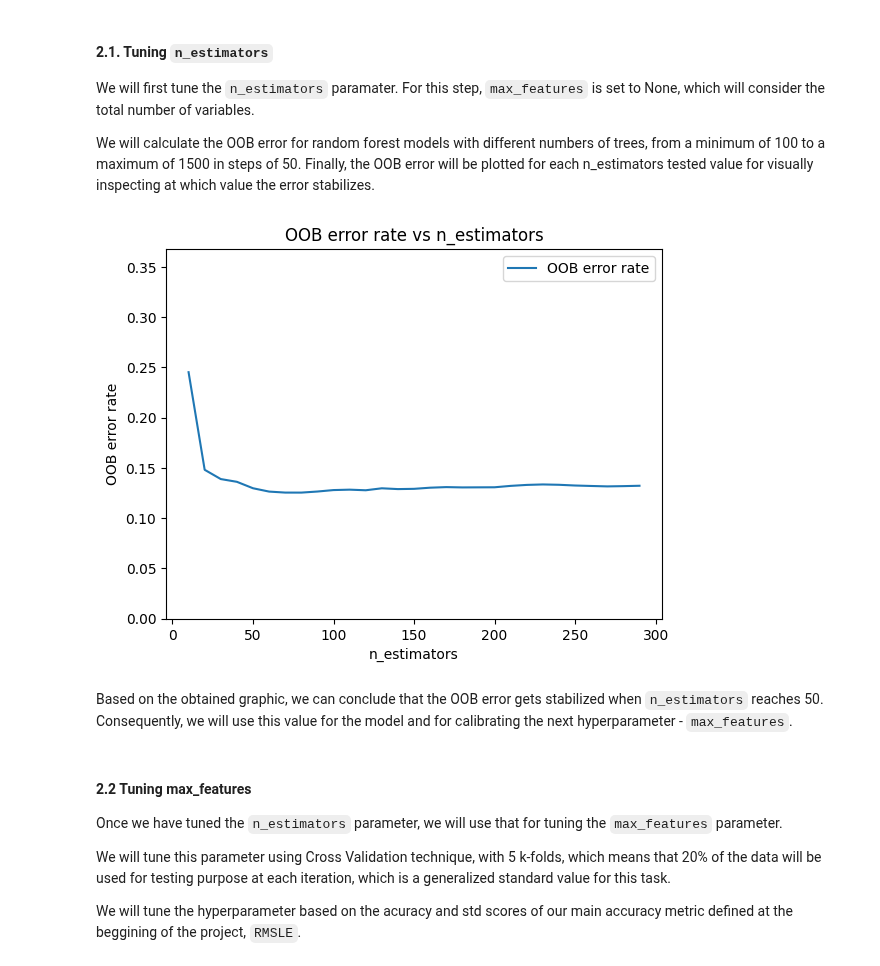
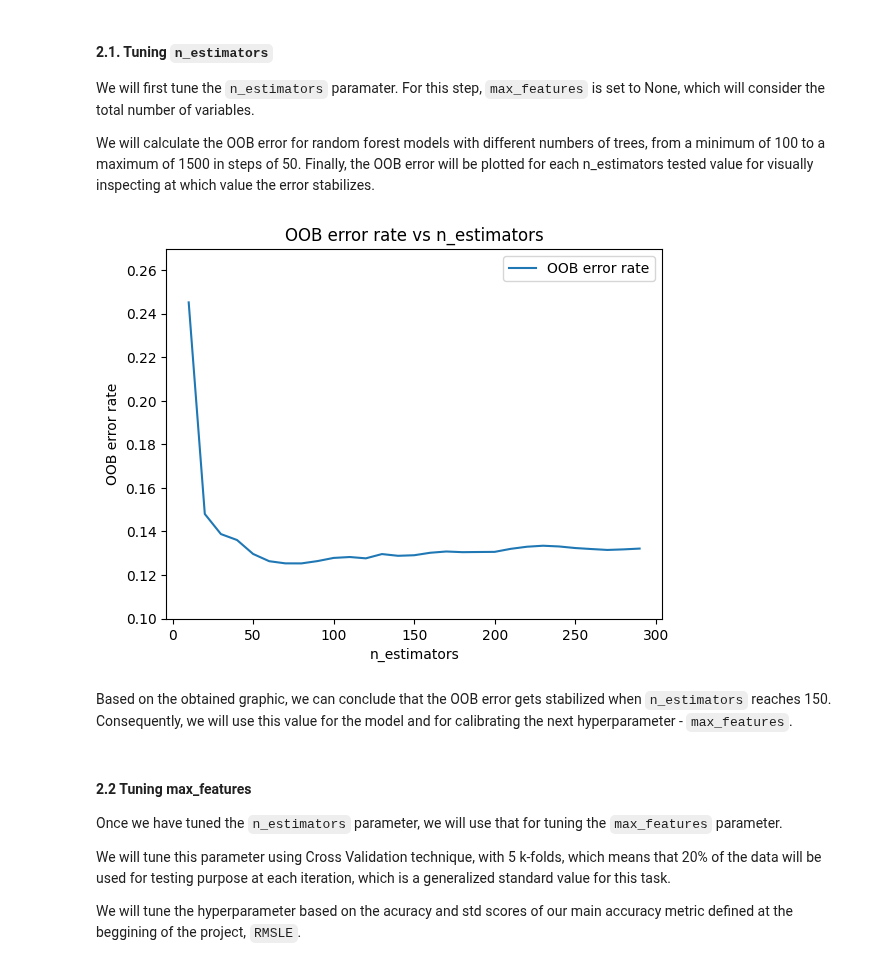
Before and after one commit to rajesvariparasa/ml-processing-pipeline-for-predicting-houseprices, a Jupyter notebook: Milestone-3-RandomForests.ipynb, the cells around one changed output. Saved outputs shown, nothing was run; the diff lists cells and outputs as text; code cells hidden in the pictures.

```diff
--- a/Milestone-3-RandomForests.ipynb
+++ b/Milestone-3-RandomForests.ipynb
@@ -89,13 +89,14 @@ We will first tune the `n_estimators` paramater. For this step, `max_features` i
 We will calculate the OOB error for random forest models with different numbers of trees, from a minimum of 100 to a maximum of 1500 in steps of 50. Finally, the OOB error will be plotted for each n_estimators tested value for visually inspecting at which value the error stabilizes.
 # %%
 # Create an empty list for OBB error and i values iteration
-error_rate = []
-i_list = []
+error_rate1 = []
+i_list1 = []
 
 # Define a loop to iterate over the different values of n_estimators
 for i in range(10, 300, 10):
-    # warm_start = true: reuse the solution of the previous iteration, adding more estimators (otherwise a whole neww tree would be created)
-    # random_state = 33: allows reproducibility, giving the same results each time the codeblock is run
+
+    # warm_start = true: reuse the solution of the previous iteration, adding more estimators (otherwise a whole new tree would be created)
+    # random_state = 33: allows reproducibility, giving the same results each time the code block is ran
     # oob_score = true: sets oob score as the metric for generalisation score
 
     rf = RandomForestRegressor(warm_start=True, n_estimators=i, max_features=None, random_state=33, oob_score=True)
@@ -105,23 +106,22 @@ for i in range(10, 300, 10):
     oob_error = 1 - rf.oob_score_
 
     # Append OOB error rate and i values to the lists
-    error_rate.append(oob_error)
-    i_list.append(i)
-
-
-# Plot n_esitmators vs OOB error
-
-plt.plot(i_list, error_rate, label="OOB error rate")
-plt.ylim(0, 1.5*max(error_rate))
-plt.xlabel("n_estimators")
-plt.ylabel("OOB error rate")
-plt.title("OOB error rate vs n_estimators")
-plt.legend(loc="upper right")
-plt.show()
+    error_rate1.append(oob_error)
+    i_list1.append(i)
-# %% [output]
-[figure, removed]
+# %%
+# Plot n_esitmators vs OOB error
+
+plt.plot(i_list1, error_rate1, label="OOB error rate")
+plt.ylim(0.1, 1.1*max(error_rate1))
+plt.xlabel("n_estimators")
+plt.ylabel("OOB error rate")
+plt.title("OOB error rate vs n_estimators")
+plt.legend(loc="upper right")
+plt.show()
+# %% [output]
+[figure, added]
 # %% [markdown]
-Based on the obtained graphic, we can conclude that the OOB error gets stabilized when `n_estimators` reaches 50. Consequently, we will use this value for the model and for calibrating the next hyperparameter - `max_features`.
+Based on the obtained graphic, we can conclude that the OOB error gets stabilized when `n_estimators` reaches 150. Consequently, we will use this value for the model and for calibrating the next hyperparameter - `max_features`.
 # %% [markdown]
 #### 2.2 Tuning max_features
 Once we have tuned the `n_estimators` parameter, we will use that for tuning the `max_features` parameter.
```
Also changed, not shown: parts of 14 cells of this notebook.
